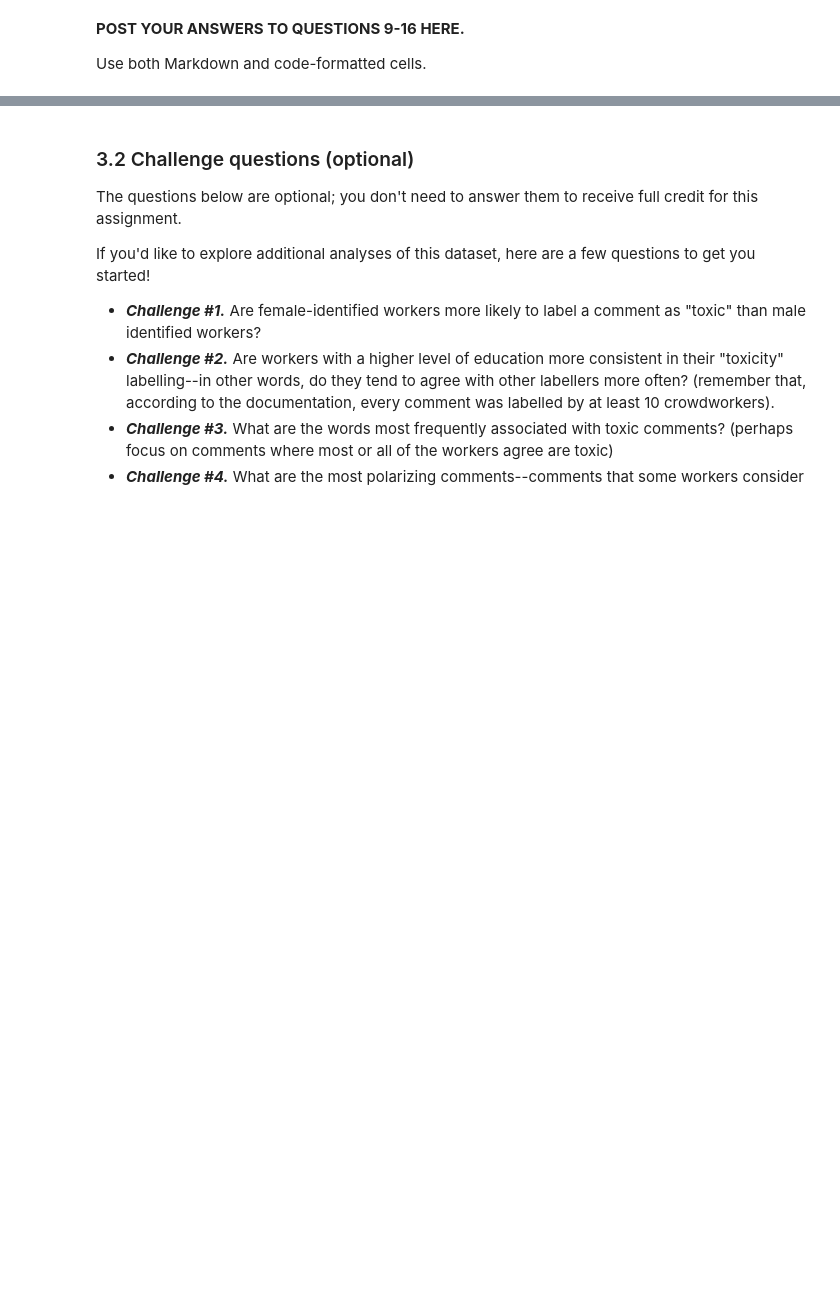
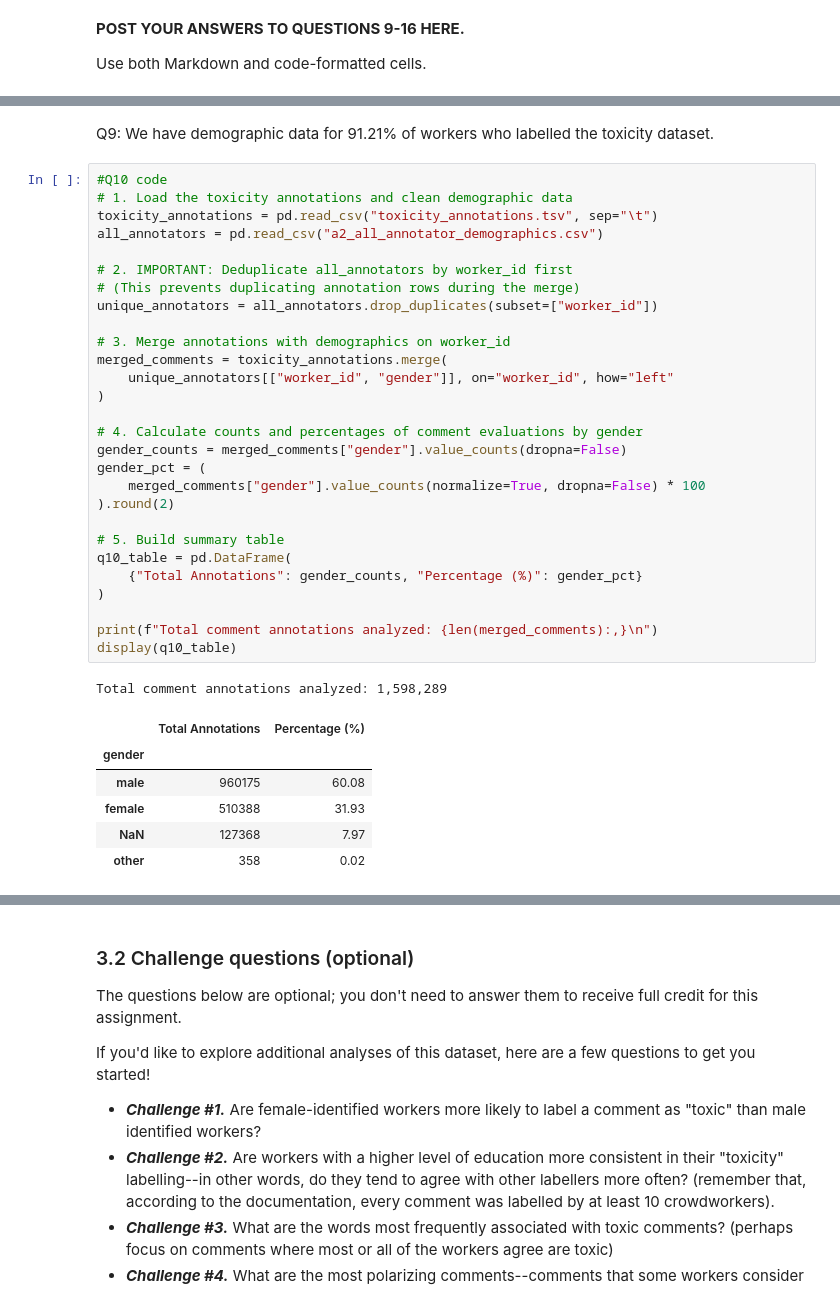
Before and after one commit to annieh04/hcde-410, a Jupyter notebook: A2/hcde410-a2.ipynb, the cells around one changed output, grey strips where cells are left out. Cells and saved outputs as stored; diff of their text form; blank space fills up the shorter version.

```diff
--- a/A2/hcde410-a2.ipynb
+++ b/A2/hcde410-a2.ipynb
@@ -890,0 +942,38 @@ Use both Markdown and code-formatted cells.
+# %% [markdown]
+Q9: We have demographic data for 91.21% of workers who labelled the toxicity dataset.
+# %%
+#Q10 code
+# 1. Load the toxicity annotations and clean demographic data
+toxicity_annotations = pd.read_csv("toxicity_annotations.tsv", sep="\t")
+all_annotators = pd.read_csv("a2_all_annotator_demographics.csv")
+
+# 2. IMPORTANT: Deduplicate all_annotators by worker_id first
+# (This prevents duplicating annotation rows during the merge)
+unique_annotators = all_annotators.drop_duplicates(subset=["worker_id"])
+
+# 3. Merge annotations with demographics on worker_id
+merged_comments = toxicity_annotations.merge(
+    unique_annotators[["worker_id", "gender"]], on="worker_id", how="left"
+)
+
+# 4. Calculate counts and percentages of comment evaluations by gender
+gender_counts = merged_comments["gender"].value_counts(dropna=False)
+gender_pct = (
+    merged_comments["gender"].value_counts(normalize=True, dropna=False) * 100
+).round(2)
+
+# 5. Build summary table
+q10_table = pd.DataFrame(
+    {"Total Annotations": gender_counts, "Percentage (%)": gender_pct}
+)
+
+print(f"Total comment annotations analyzed: {len(merged_comments):,}\n")
+display(q10_table)
+# %% [output]
+Total comment annotations analyzed: 1,598,289
+|  | Total Annotations | Percentage (%) |
+| gender |  |  |
+| male | 960175 | 60.08 |
+| female | 510388 | 31.93 |
+| NaN | 127368 | 7.97 |
+| other | 358 | 0.02 |
```
Also changed, not shown: parts of 17 cells of this notebook, 1 other file.
